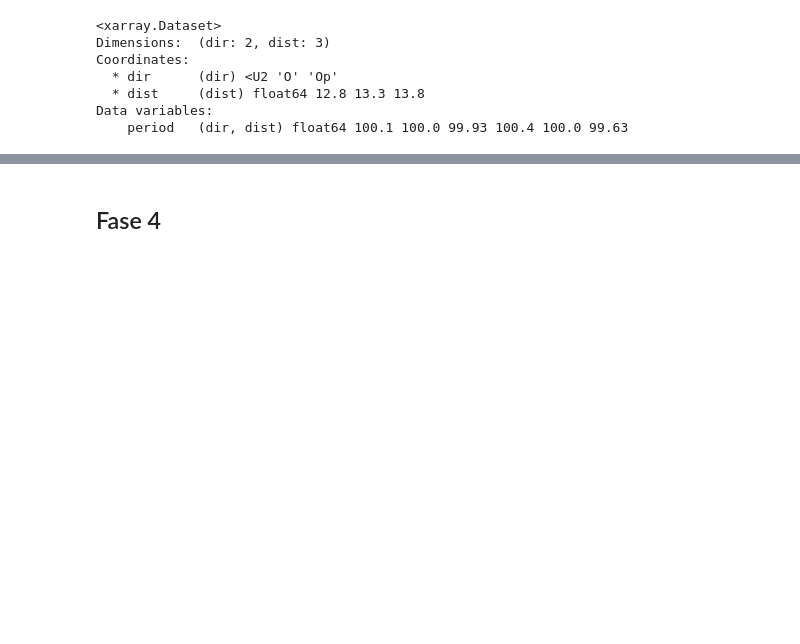
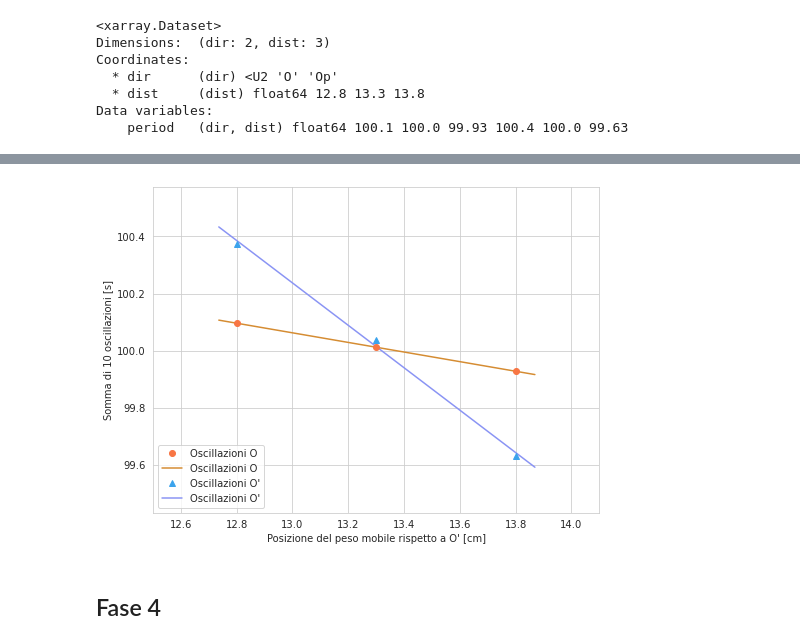
Before and after one commit to LorenzoGodi/Sperim1B, a Jupyter notebook: Pendolo/Pendolo.ipynb, the cells around one changed output, grey strips where cells are left out. Cells and saved outputs as stored; diff of their text form; code cells hidden in the pictures; blank space fills up the shorter version.

```diff
--- a/Pendolo/Pendolo.ipynb
+++ b/Pendolo/Pendolo.ipynb
@@ -386,3 +330,58 @@ x_def_sigma
+# %%
+def plot3(ds):
+    plt.figure(figsize=(8,6))
+
+    fmts = iter(['o', '^'])
+    labels = iter(["Oscillazioni O", "Oscillazioni O'", "Oscillazioni O", "Oscillazioni O'"])
+    colors = iter([palette[x] for x in [1, 12, 1, 12] ])
+    colors = iter([palette[x] for x in [2, 13, 1, 12] ])
+
+    # Lims
+    xmin, xmax = min(ds.dist.values), max(ds.dist.values)
+    ymin, ymax = ds.min(), ds.max()
+    plt.xlim(xmin - .3, xmax + .3)
+    plt.ylim(ymin - .2, ymax + .2)
+
+
+    def plot3_1(dss):
+        X = dss.dist.values
+        Y = dss
+
+        plt.plot(X, Y, next(fmts), label=next(labels), color=next(colors))
+
+    def plot3_2(dss, m, q):
+        X = np.linspace(dss.dist.min()*.995,dss.dist.max()*1.005,1000)
+        Y = (lambda x: m*x+q)(X)
+
+        plt.plot(X, Y, label=next(labels), color=next(colors))
+
+    #
+
+    plot3_2(ds.sel(dir='O'), m0, q0)
+    plot3_2(ds.sel(dir='Op'), m1, q1)
+
+    #
+
+    plot3_1(ds.sel(dir='O'))
+    plot3_1(ds.sel(dir='Op'))
+
+    #
+
+    # plt.xticks(range(10,100,10))
+
+    plt.xlabel("Posizione del peso mobile rispetto a O' [cm]")
+    plt.ylabel("Somma di 10 oscillazioni [s]")
+
+    # Legend
+    order = [2,0,3,1]
+    handles, labels = plt.gca().get_legend_handles_labels()
+    plt.legend([handles[i] for i in order],[labels[i] for i in order], loc='lower left', ncol=1)
+
+    plt.savefig(graph_base_name+'fase3', dpi=200)
+
+plot3(ds3s.period)
+# %% [output]
+[figure, added]
 # %% [markdown]
 ## Fase 4
 # %%
```
Also changed, not shown: parts of 6 cells of this notebook.
